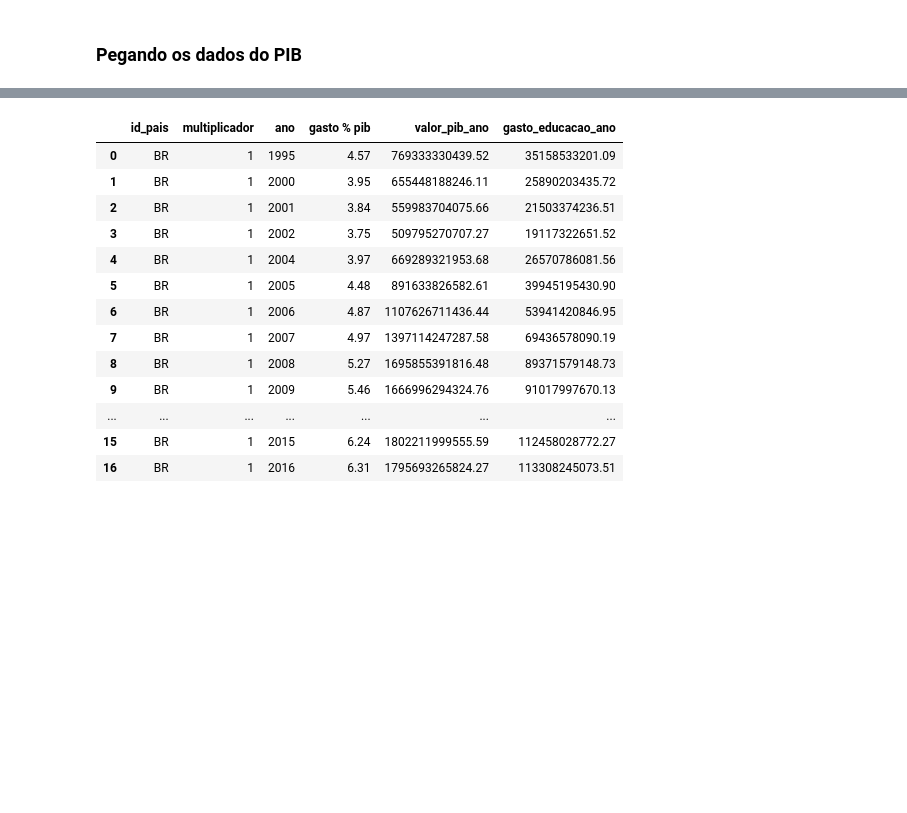
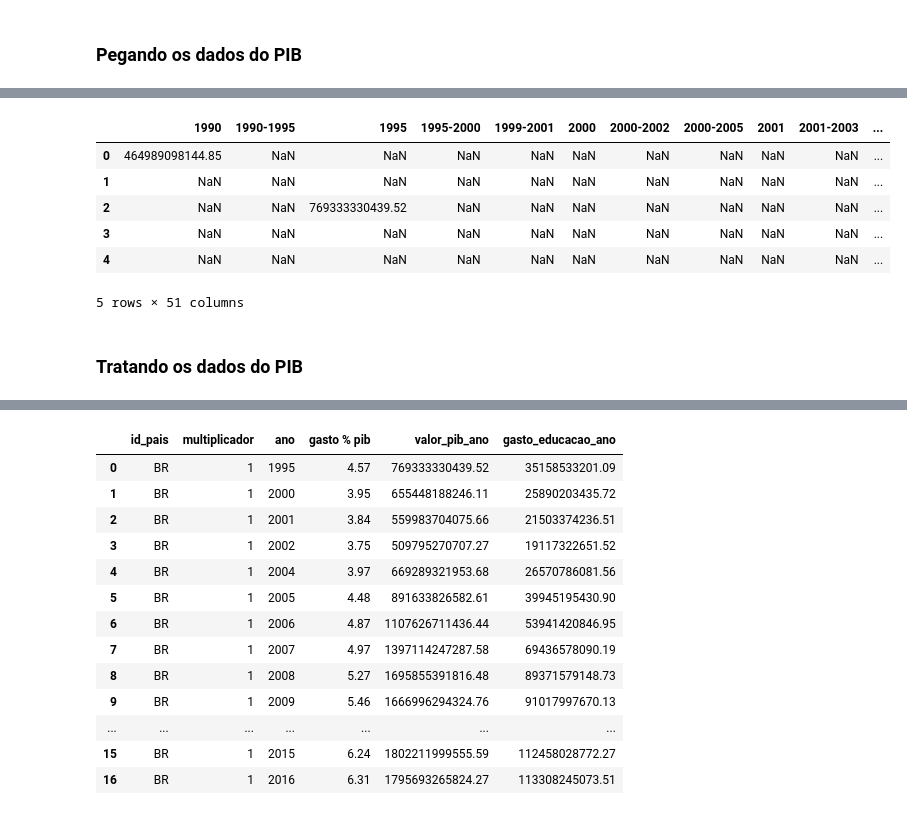
Before and after one commit to MateusCoppi/brasil_education_spending, a Jupyter notebook: etl.ipynb, the cells around one changed output, grey strips where cells are left out. Saved outputs shown, nothing was run; the diff lists cells and outputs as text; code cells hidden in the pictures; blank space fills up the shorter version.

```diff
--- a/etl.ipynb
+++ b/etl.ipynb
@@ -3,10 +3,16 @@ import pandas as pd
 import requests
 import json
 
-url = 'https://servicodados.ibge.gov.br/api/v1/paises/BR/indicadores/'
-url_indicadores = 'https://servicodados.ibge.gov.br/api/v1/paises/indicadores/'
+pd.options.display.float_format = '{:.2f}'.format
 
-response = requests.get(url=url)
+# URLs da API
+URL_BASE_IBGE = 'https://servicodados.ibge.gov.br/api/v1/paises/'
+URL_INDICADORES = URL_BASE_IBGE + 'indicadores/'
+
+# Caminho para as credenciais do banco de dados
+PATH_CRED_BANCO = 'D:\\Projetos\\etl_api\\senhabanco.txt'
+
+response = requests.get(url=URL_BASE_IBGE)
 if response.status_code == 200:
     print(f'Sucesso na requisição - {response}')
 else:
@@ -83,3 +143,16 @@ df_pib = pd.DataFrame(dados_pib)
+# %%
+df_pib = pd.DataFrame(pib[0]['series'][0]['serie'][1:])
+df_pib.head(5)
+# %% [output]
+|  | 1990 | 1990-1995 | 1995 | 1995-2000 | 1999-2001 | 2000 | 2000-2002 | 2000-2005 | 2001 | 2001-2003 | ... |
+| 0 | 464989098144.85 | NaN | NaN | NaN | NaN | NaN | NaN | NaN | NaN | NaN | ... |
+| 1 | NaN | NaN | NaN | NaN | NaN | NaN | NaN | NaN | NaN | NaN | ... |
+| 2 | NaN | NaN | 769333330439.52 | NaN | NaN | NaN | NaN | NaN | NaN | NaN | ... |
+| 3 | NaN | NaN | NaN | NaN | NaN | NaN | NaN | NaN | NaN | NaN | ... |
+| 4 | NaN | NaN | NaN | NaN | NaN | NaN | NaN | NaN | NaN | NaN | ... |
+5 rows × 51 columns
+# %% [markdown]
+### Tratando os dados do PIB
 # %%
 df_pib = pd.melt(df_pib, value_name='Valor_PIB', var_name='Ano')
 df_pib = df_pib.dropna()
```
Also changed, not shown: parts of 17 cells of this notebook, 1 other file.
